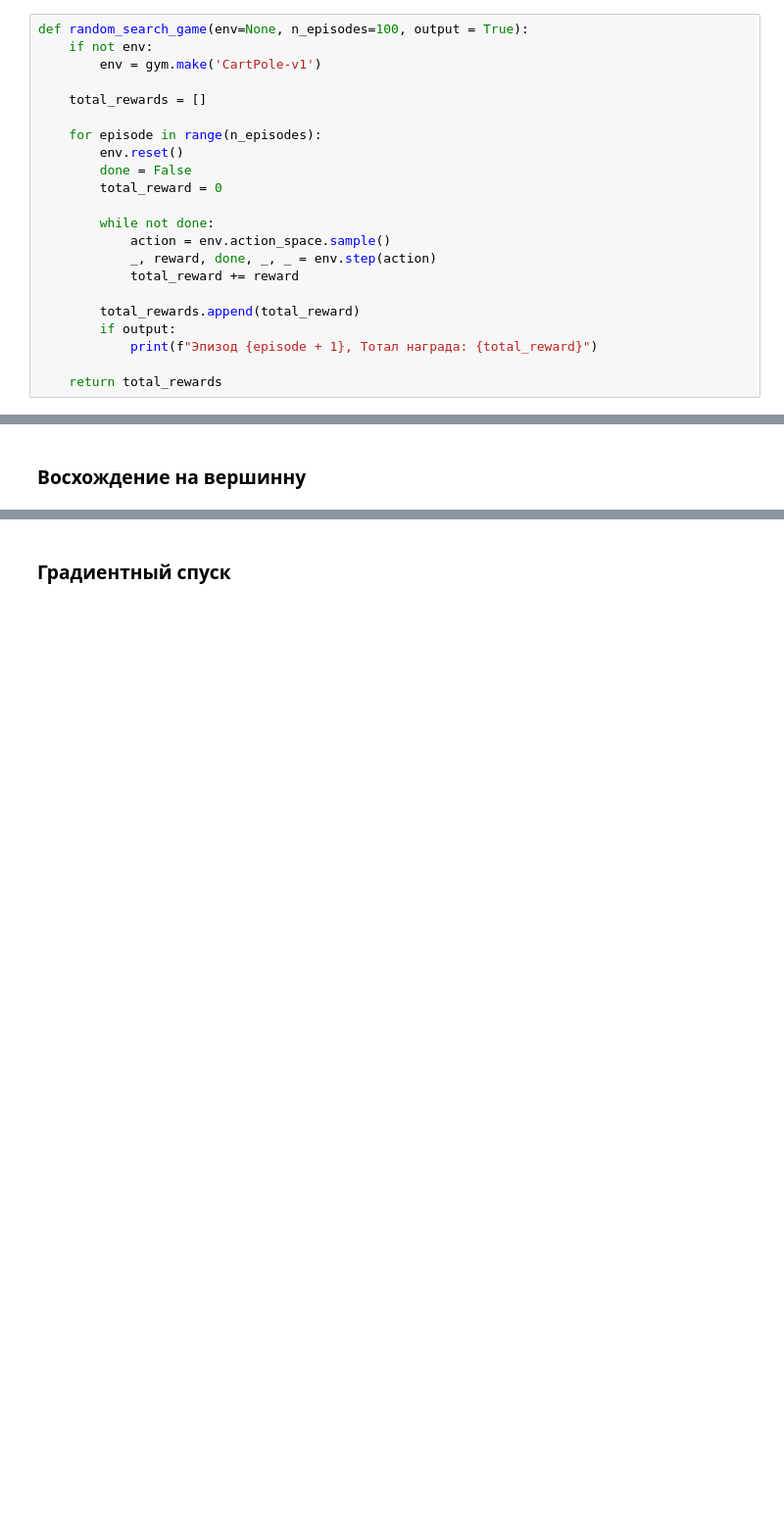
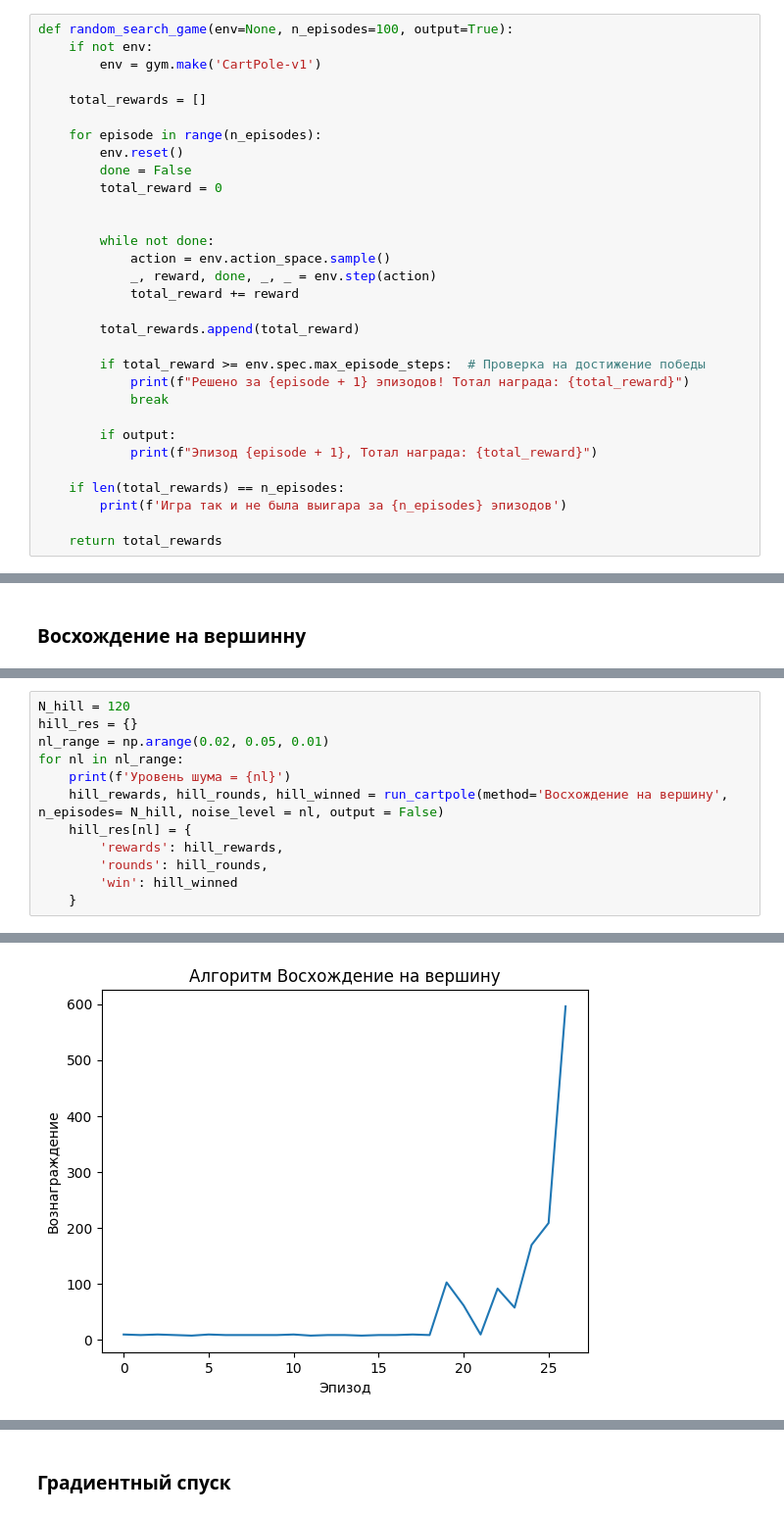
Before and after one commit to matteoxpo/DataScienceStudy, a Jupyter notebook: NSTU/AIandML/lab4/lab4.ipynb, the cells around one changed output, grey strips where cells are left out. Shown at 98% size. Drawn from its saved outputs; the diff is of its cells as text; blank space fills up the shorter version.

```diff
--- a/NSTU/AIandML/lab4/lab4.ipynb
+++ b/NSTU/AIandML/lab4/lab4.ipynb
@@ -89,7 +89,7 @@ import matplotlib.pyplot as plt
 * Получение награды (например, время, пока стержень не падает).
 * Повторение процесса с новыми случайными параметрами и анализирование результатов.
 # %%
-def random_search_game(env=None, n_episodes=100, output = True):
+def random_search_game(env=None, n_episodes=100, output=True):
     if not env:
         env = gym.make('CartPole-v1')
 
@@ -100,15 +100,24 @@ def random_search_game(env=None, n_episodes=100, output = True):
         done = False
         total_reward = 0
 
+
         while not done:
             action = env.action_space.sample()
             _, reward, done, _, _ = env.step(action)
             total_reward += reward
 
         total_rewards.append(total_reward)
+
+        if total_reward >= env.spec.max_episode_steps:  # Проверка на достижение победы
+            print(f"Решено за {episode + 1} эпизодов! Тотал награда: {total_reward}")
+            break
+
         if output:
             print(f"Эпизод {episode + 1}, Тотал награда: {total_reward}")
 
+    if len(total_rewards) == n_episodes:
+        print(f'Игра так и не была выигара за {n_episodes} эпизодов')
+
     return total_rewards
 # %% [markdown]
 ### Восхождение на вершину (Hill Climbing)
@@ -329,0 +363,13 @@ run_cartpole(method='Восхождение на вершину', n_episodes= 10
+# %%
+N_hill = 120
+hill_res = {}
+nl_range = np.arange(0.02, 0.05, 0.01)
+for nl in nl_range:
+    print(f'Уровень шума = {nl}')
+    hill_rewards, hill_rounds, hill_winned = run_cartpole(method='Восхождение на вершину', n_episodes= N_hill, noise_level = nl, output = False)
+    hill_res[nl] = {
+        'rewards': hill_rewards,
+        'rounds': hill_rounds,
+        'win': hill_winned
+    }
+# %% [output]
@@ -329,0 +379 @@ run_cartpole(method='Восхождение на вершину', n_episodes= 10
+[figure, added]
```
Also changed, not shown: parts of 13 cells of this notebook.
